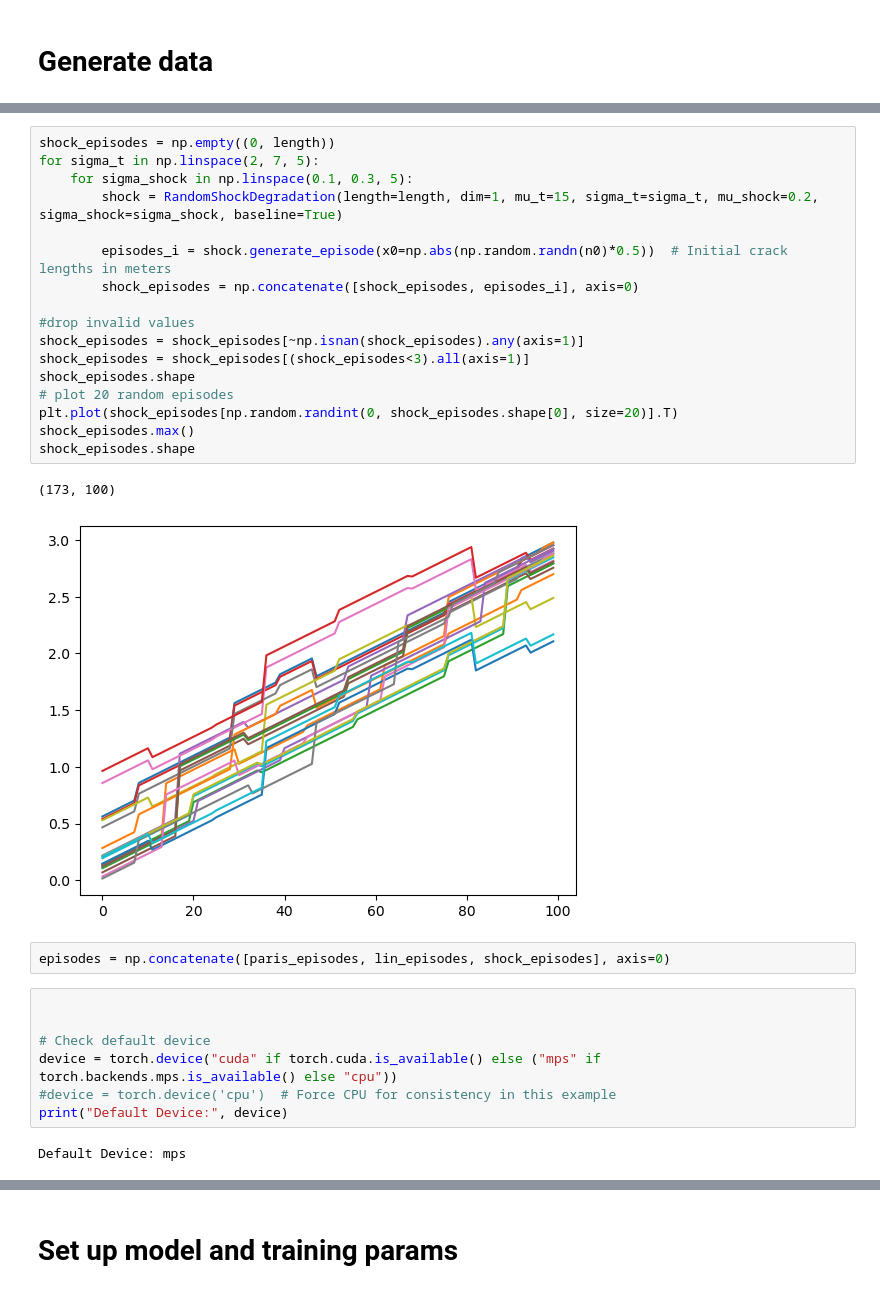
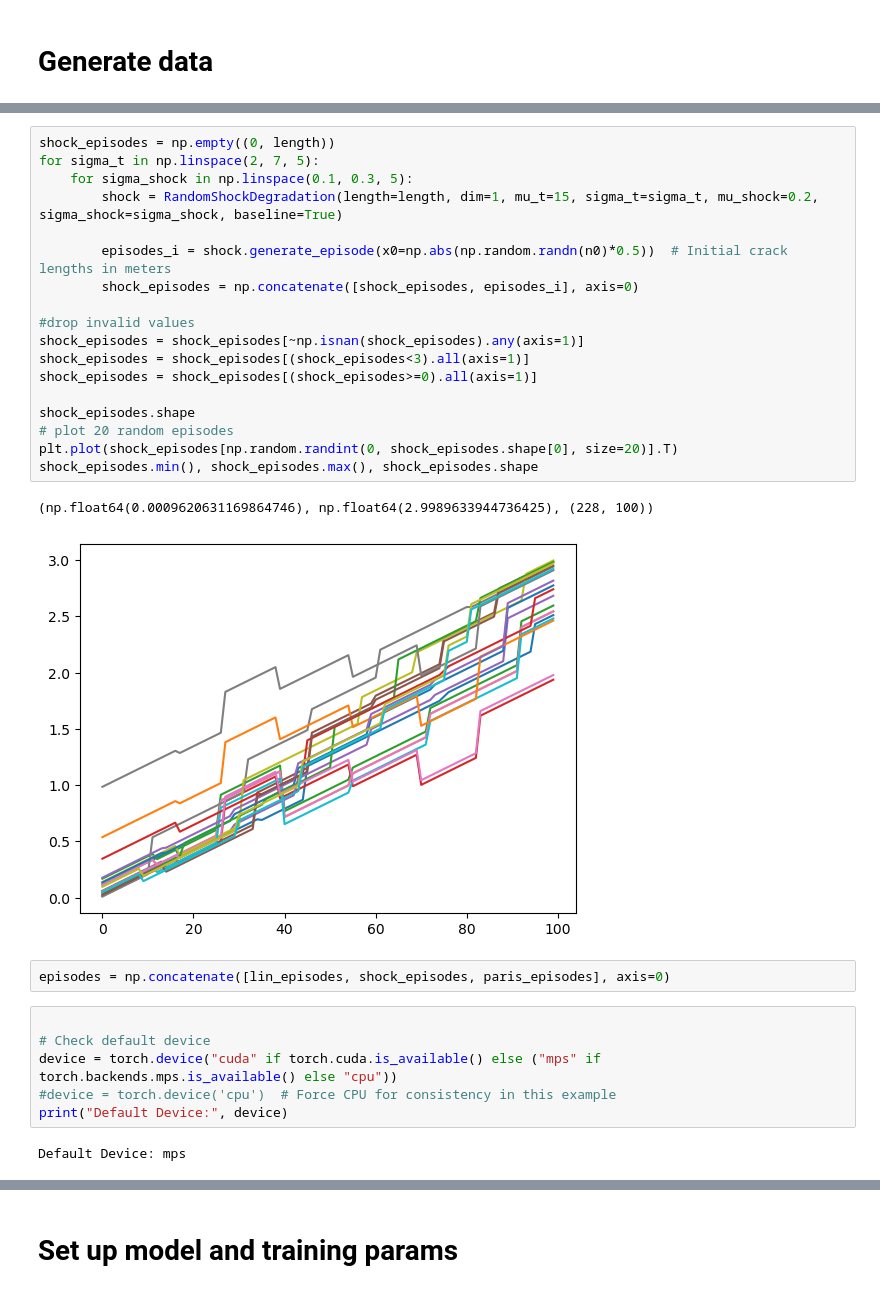
Before and after one commit to seyedasadzadeh/degradation-transformer, a Jupyter notebook: main.ipynb, the cells around one changed output, grey strips where cells are left out. Cells and saved outputs as stored; diff of their text form.

```diff
--- a/main.ipynb
+++ b/main.ipynb
@@ -47,27 +51,27 @@ np.float64(2.9984089672159295)
 # %%
 shock_episodes = np.empty((0, length))
 for sigma_t in np.linspace(2, 7, 5):
     for sigma_shock in np.linspace(0.1, 0.3, 5):
         shock = RandomShockDegradation(length=length, dim=1, mu_t=15, sigma_t=sigma_t, mu_shock=0.2, sigma_shock=sigma_shock, baseline=True)
 
         episodes_i = shock.generate_episode(x0=np.abs(np.random.randn(n0)*0.5))  # Initial crack lengths in meters
         shock_episodes = np.concatenate([shock_episodes, episodes_i], axis=0)
 
 #drop invalid values
 shock_episodes = shock_episodes[~np.isnan(shock_episodes).any(axis=1)]
 shock_episodes = shock_episodes[(shock_episodes<3).all(axis=1)]
+shock_episodes = shock_episodes[(shock_episodes>=0).all(axis=1)]
+
 shock_episodes.shape
 # plot 20 random episodes
 plt.plot(shock_episodes[np.random.randint(0, shock_episodes.shape[0], size=20)].T)
-shock_episodes.max()
-shock_episodes.shape
+shock_episodes.min(), shock_episodes.max(), shock_episodes.shape
 # %% [output]
-(173, 100)
+(np.float64(0.0009620631169864746), np.float64(2.9989633944736425), (228, 100))
-[figure, old version]
+[figure, new version]
 # %%
-episodes = np.concatenate([paris_episodes, lin_episodes, shock_episodes], axis=0)
+episodes = np.concatenate([lin_episodes, shock_episodes, paris_episodes], axis=0)
 # %%
-
 
 # Check default device
 device = torch.device("cuda" if torch.cuda.is_available() else ("mps" if torch.backends.mps.is_available() else "cpu"))
```
Also changed, not shown: parts of 12 cells of this notebook, 1 other file.
